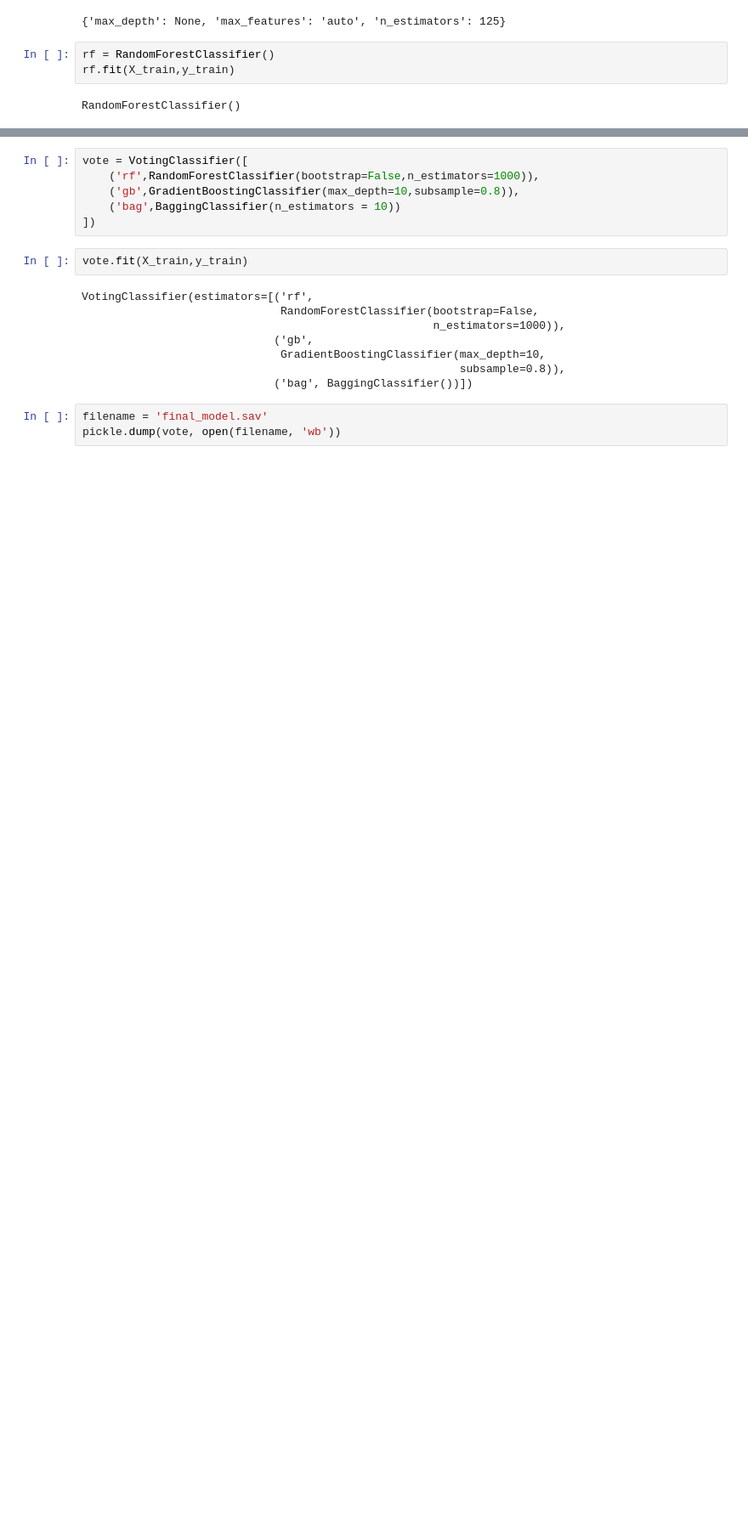
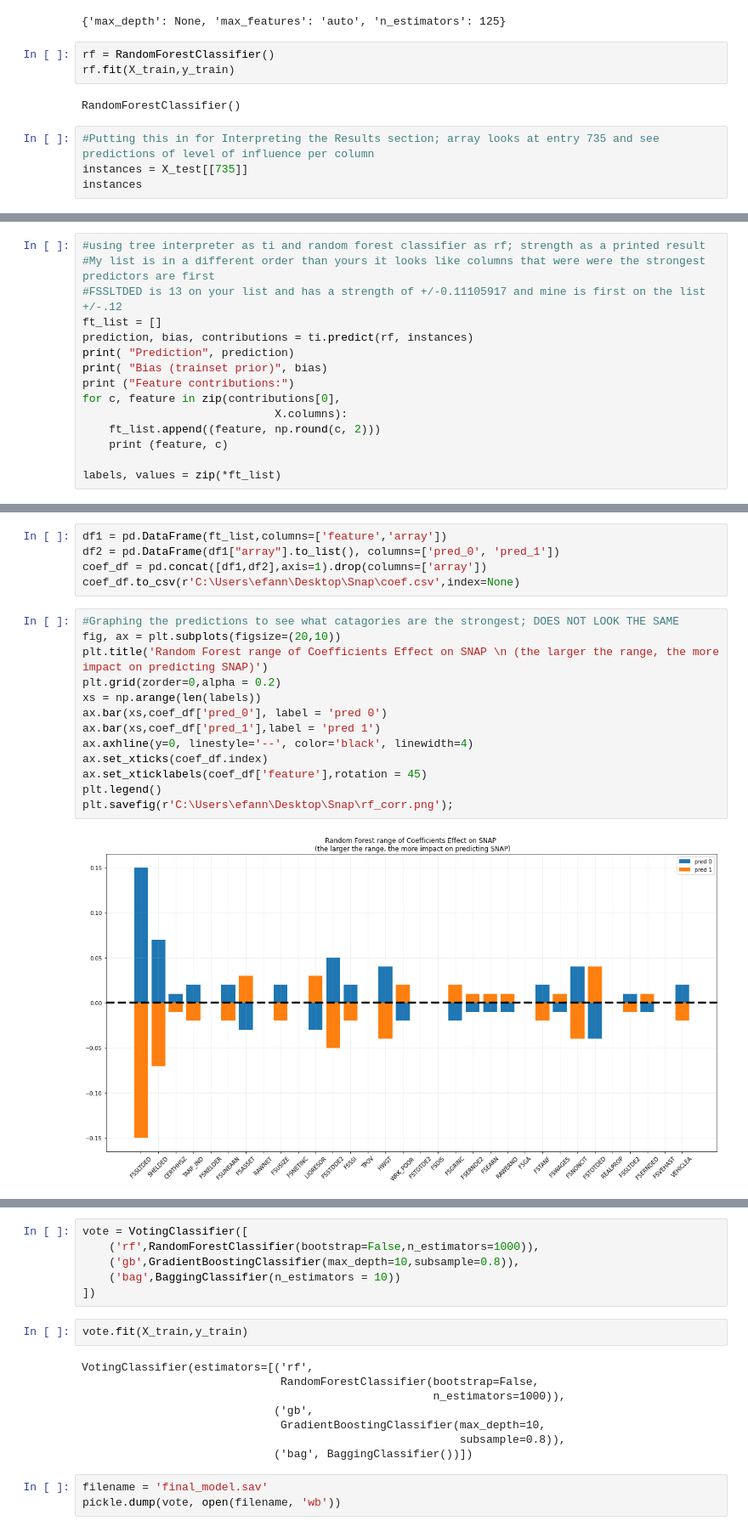
Before and after one commit to efann64/SNAP-Project, a Jupyter notebook: 3_Model.ipynb, the cells around one changed output, grey strips where cells are left out. Shown at 85% size. Drawn from its saved outputs; the diff is of its cells as text; blank space fills up the shorter version.

```diff
--- a/3_Model.ipynb
+++ b/3_Model.ipynb
@@ -182,3 +186,7 @@ rf = RandomForestClassifier()
 rf.fit(X_train,y_train)
 # %% [output]
 RandomForestClassifier()
+# %%
+#Putting this in for Interpreting the Results section; array looks at entry 735 and see predictions of level of influence per column
+instances = X_test[[735]]
+instances
@@ -184,0 +201,15 @@ RandomForestClassifier()
+# %%
+#using tree interpreter as ti and random forest classifier as rf; strength as a printed result
+#My list is in a different order than yours it looks like columns that were were the strongest predictors are first
+#FSSLTDED is 13 on your list and has a strength of +/-0.11105917 and mine is first on the list +/-.12
+ft_list = []
+prediction, bias, contributions = ti.predict(rf, instances)
+print( "Prediction", prediction)
+print( "Bias (trainset prior)", bias)
+print ("Feature contributions:")
+for c, feature in zip(contributions[0],
+                             X.columns):
+    ft_list.append((feature, np.round(c, 2)))
+    print (feature, c)
+
+labels, values = zip(*ft_list)
@@ -184,0 +234,20 @@ RandomForestClassifier()
+# %%
+df1 = pd.DataFrame(ft_list,columns=['feature','array'])
+df2 = pd.DataFrame(df1["array"].to_list(), columns=['pred_0', 'pred_1'])
+coef_df = pd.concat([df1,df2],axis=1).drop(columns=['array'])
+coef_df.to_csv(r'C:\Users\efann\Desktop\Snap\coef.csv',index=None)
+# %%
+#Graphing the predictions to see what catagories are the strongest; DOES NOT LOOK THE SAME
+fig, ax = plt.subplots(figsize=(20,10))
+plt.title('Random Forest range of Coefficients Effect on SNAP \n (the larger the range, the more impact on predicting SNAP)')
+plt.grid(zorder=0,alpha = 0.2)
+xs = np.arange(len(labels))
+ax.bar(xs,coef_df['pred_0'], label = 'pred 0')
+ax.bar(xs,coef_df['pred_1'],label = 'pred 1')
+ax.axhline(y=0, linestyle='--', color='black', linewidth=4)
+ax.set_xticks(coef_df.index)
+ax.set_xticklabels(coef_df['feature'],rotation = 45)
+plt.legend()
+plt.savefig(r'C:\Users\efann\Desktop\Snap\rf_corr.png');
+# %% [output]
+[figure, added]
```
Also changed, not shown: parts of 14 cells of this notebook.
